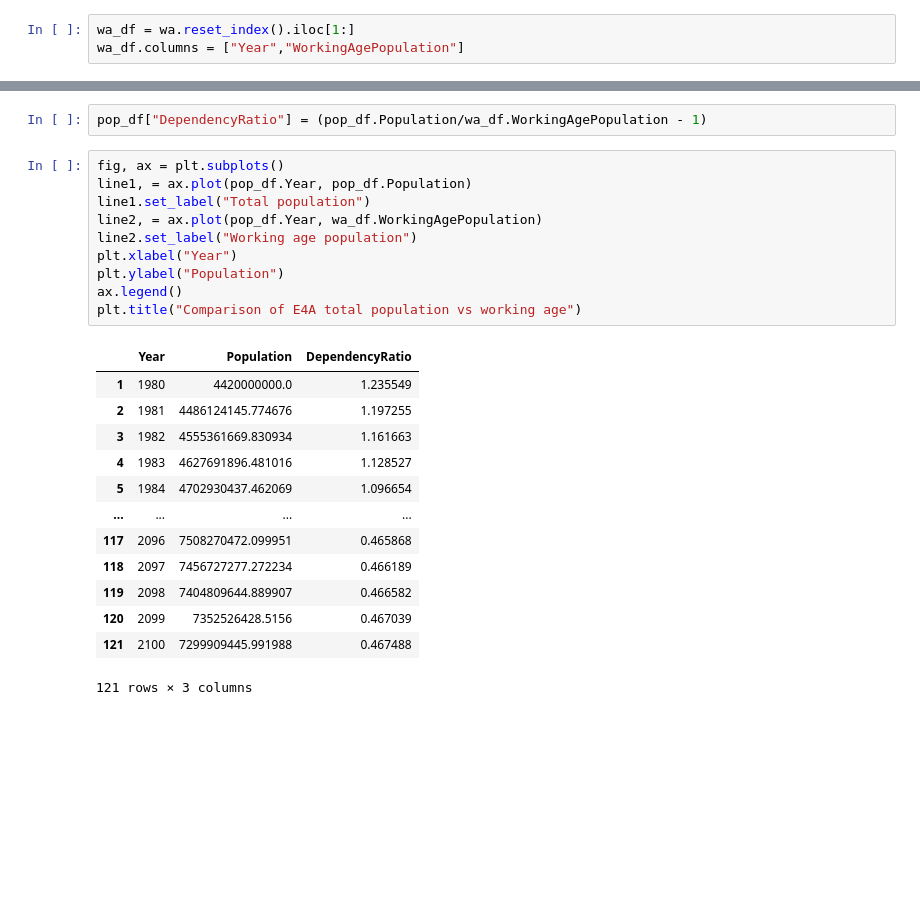
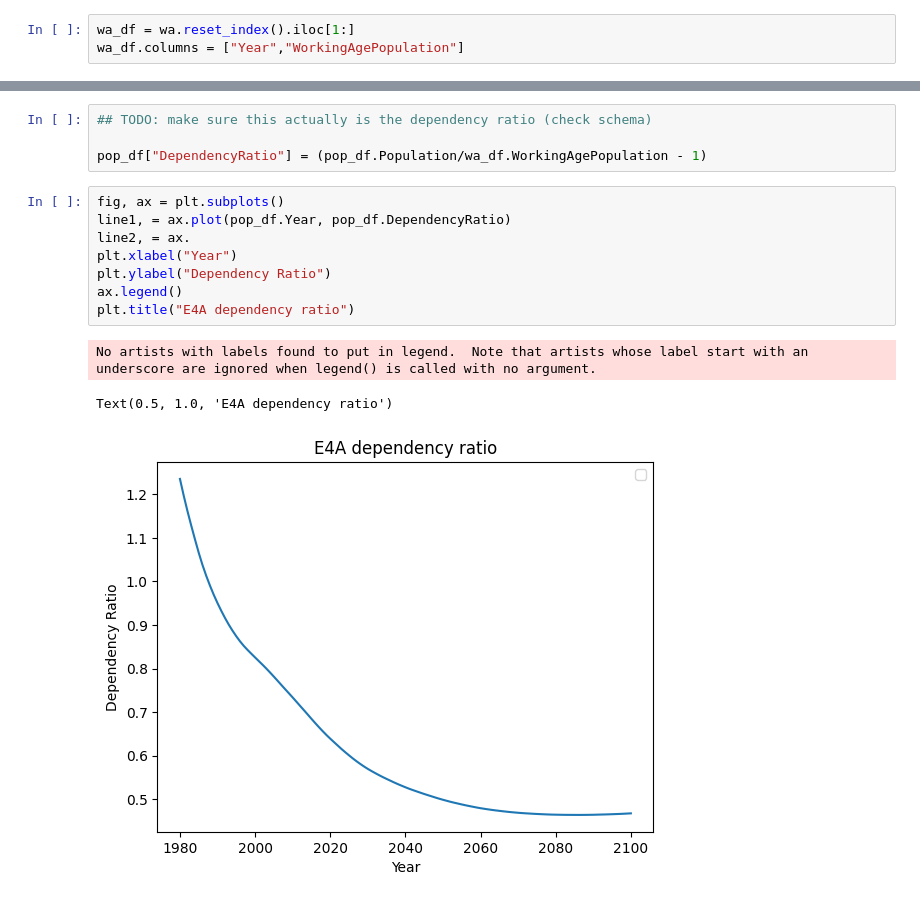
Before and after one commit to Niallfealty/n8b_un_foundation, a Jupyter notebook: model_analysis/exploratory/notebooks/initial_results/E4A_initial.ipynb, the cells around one changed output, grey strips where cells are left out. Cells and saved outputs as stored; diff of their text form; blank space fills up the shorter version.

```diff
--- a/model_analysis/exploratory/notebooks/initial_results/E4A_initial.ipynb
+++ b/model_analysis/exploratory/notebooks/initial_results/E4A_initial.ipynb
@@ -91,26 +93,16 @@ Text(0.5, 1.0, 'Comparison of E4A total population vs working age')
 # %%
+## TODO: make sure this actually is the dependency ratio (check schema)
+
 pop_df["DependencyRatio"] = (pop_df.Population/wa_df.WorkingAgePopulation - 1)
 # %%
 fig, ax = plt.subplots()
-line1, = ax.plot(pop_df.Year, pop_df.Population)
-line1.set_label("Total population")
-line2, = ax.plot(pop_df.Year, wa_df.WorkingAgePopulation)
-line2.set_label("Working age population")
+line1, = ax.plot(pop_df.Year, pop_df.DependencyRatio)
+line2, = ax.
 plt.xlabel("Year")
-plt.ylabel("Population")
+plt.ylabel("Dependency Ratio")
 ax.legend()
-plt.title("Comparison of E4A total population vs working age")
+plt.title("E4A dependency ratio")
 # %% [output]
-|  | Year | Population | DependencyRatio |
-| 1 | 1980 | 4420000000.0 | 1.235549 |
-| 2 | 1981 | 4486124145.774676 | 1.197255 |
-| 3 | 1982 | 4555361669.830934 | 1.161663 |
-| 4 | 1983 | 4627691896.481016 | 1.128527 |
-| 5 | 1984 | 4702930437.462069 | 1.096654 |
-| ... | ... | ... | ... |
-| 117 | 2096 | 7508270472.099951 | 0.465868 |
-| 118 | 2097 | 7456727277.272234 | 0.466189 |
-| 119 | 2098 | 7404809644.889907 | 0.466582 |
-| 120 | 2099 | 7352526428.5156 | 0.467039 |
-| 121 | 2100 | 7299909445.991988 | 0.467488 |
-121 rows × 3 columns
+No artists with labels found to put in legend.  Note that artists whose label start with an underscore are ignored when legend() is called with no argument.
+Text(0.5, 1.0, 'E4A dependency ratio')
+[figure, added]
```
Also changed, not shown: parts of 4 cells of this notebook.
